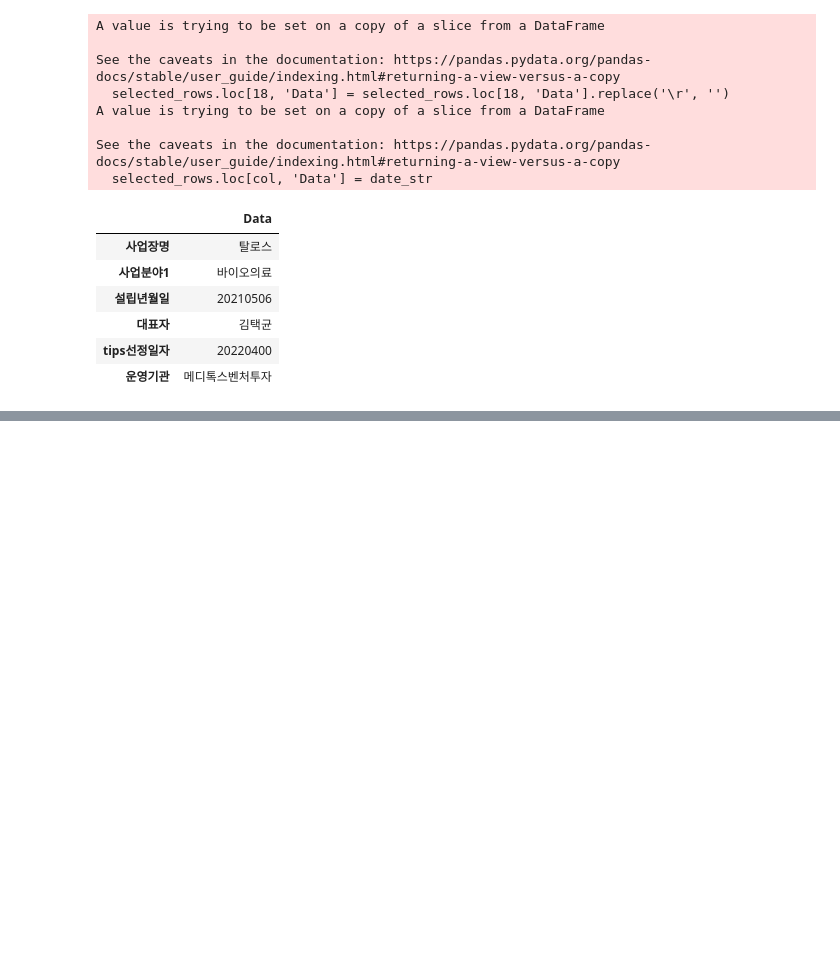
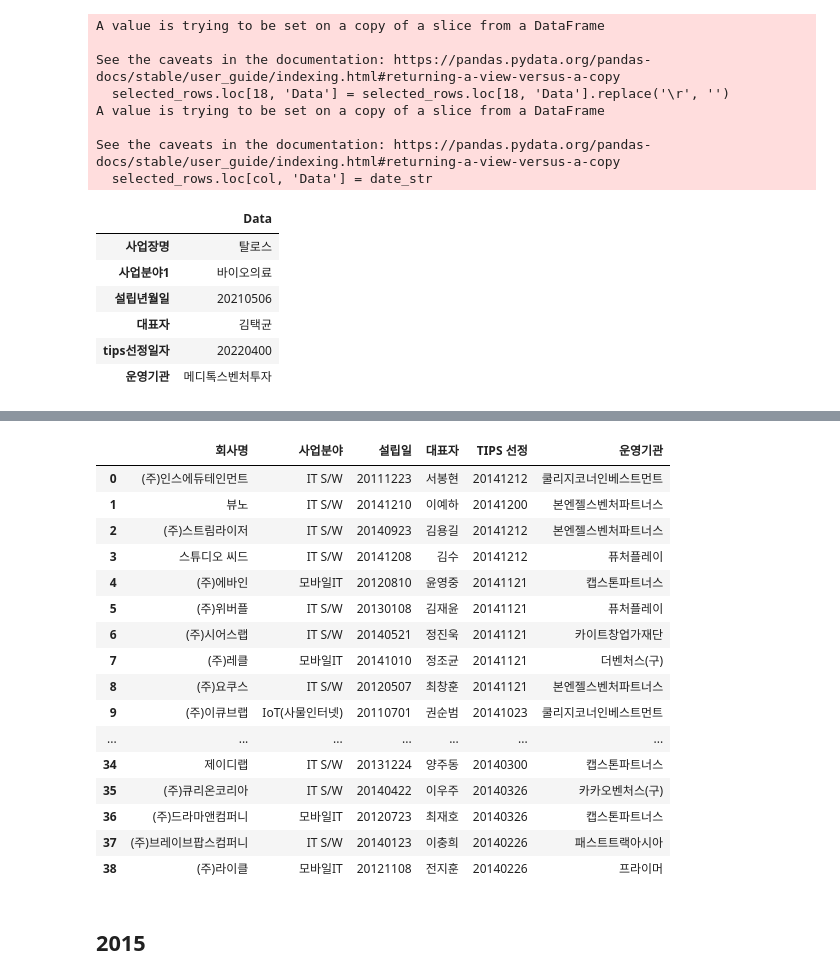
Before and after one commit to joony0512/HTML_CSS, a Jupyter notebook: 페이지크롤링_정보추출.ipynb, the cells around one changed output, grey strips where cells are left out. Cells and saved outputs as stored; diff of their text form; code cells hidden in the pictures; blank space fills up the shorter version.

```diff
--- a/페이지크롤링_정보추출.ipynb
+++ b/페이지크롤링_정보추출.ipynb
@@ -88,15 +167,0 @@ See the caveats in the documentation: https://pandas.pydata.org/pandas-docs/stab
-# %%
-import pandas as pd
-from bs4 import BeautifulSoup
-# BeautifulSoup를 사용하여 HTML 파싱
-soup = BeautifulSoup(html, 'html.parser')
-
-# 이름과 URL 추출
-names = [name.text for name in soup.select('.packery .name')]
-urls = [a['href'] for a in soup.select('.packery a')]
-
-# 추출한 데이터를 데이터프레임으로 변환
-df = pd.DataFrame({'이름': names, 'URL': urls})
-
-# 테이블 출력
-df
@@ -147,25 +167,0 @@ Index: []
-# %%
-import pandas as pd
-import requests
-from bs4 import BeautifulSoup
-
-# 페이지 URL
-url = 'http://www.jointips.or.kr/bbs/board.php?bo_table=team'
-
-# 페이지 요청
-response = requests.get(url)
-
-# 페이지 HTML 파싱
-soup = BeautifulSoup(response.text, 'html.parser')
-
-# 데이터 추출
-
-# 이름과 URL 추출
-names = [name.text for name in soup.select('.packery .name')]
-urls = [a['href'] for a in soup.select('.packery a')]
-
-# 추출한 데이터를 데이터프레임으로 변환
-df = pd.DataFrame({'이름': names, 'URL': urls})
-
-# 테이블 출력
-print(df.shape)
@@ -173,0 +494,22 @@ print(df.shape)
+# %%
+df2
+# %% [output]
+|  | 회사명 | 사업분야 | 설립일 | 대표자 | TIPS 선정 | 운영기관 |
+| 0 | (주)인스에듀테인먼트 | IT S/W | 20111223 | 서봉현 | 20141212 | 쿨리지코너인베스트먼트 |
+| 1 | 뷰노 | IT S/W | 20141210 | 이예하 | 20141200 | 본엔젤스벤처파트너스 |
+| 2 | (주)스트림라이저 | IT S/W | 20140923 | 김용길 | 20141212 | 본엔젤스벤처파트너스 |
+| 3 | 스튜디오 씨드 | IT S/W | 20141208 | 김수 | 20141212 | 퓨처플레이 |
+| 4 | (주)에바인 | 모바일IT | 20120810 | 윤영중 | 20141121 | 캡스톤파트너스 |
+| 5 | (주)위버플 | IT S/W | 20130108 | 김재윤 | 20141121 | 퓨처플레이 |
+| 6 | (주)시어스랩 | IT S/W | 20140521 | 정진욱 | 20141121 | 카이트창업가재단 |
+| 7 | (주)레클 | 모바일IT | 20141010 | 정조균 | 20141121 | 더벤처스(구) |
+| 8 | (주)요쿠스 | IT S/W | 20120507 | 최창훈 | 20141121 | 본엔젤스벤처파트너스 |
+| 9 | (주)이큐브랩 | IoT(사물인터넷) | 20110701 | 권순범 | 20141023 | 쿨리지코너인베스트먼트 |
+| ... | ... | ... | ... | ... | ... | ... |
+| 34 | 제이디랩 | IT S/W | 20131224 | 양주동 | 20140300 | 캡스톤파트너스 |
+| 35 | (주)큐리온코리아 | IT S/W | 20140422 | 이우주 | 20140326 | 카카오벤처스(구) |
+| 36 | (주)드라마앤컴퍼니 | 모바일IT | 20120723 | 최재호 | 20140326 | 캡스톤파트너스 |
+| 37 | (주)브레이브팝스컴퍼니 | IT S/W | 20140123 | 이충희 | 20140226 | 패스트트랙아시아 |
+| 38 | (주)라이클 | 모바일IT | 20121108 | 전지훈 | 20140226 | 프라이머 |
+# %% [markdown]
+## 2015
```
Also changed, not shown: parts of 47 cells of this notebook.
